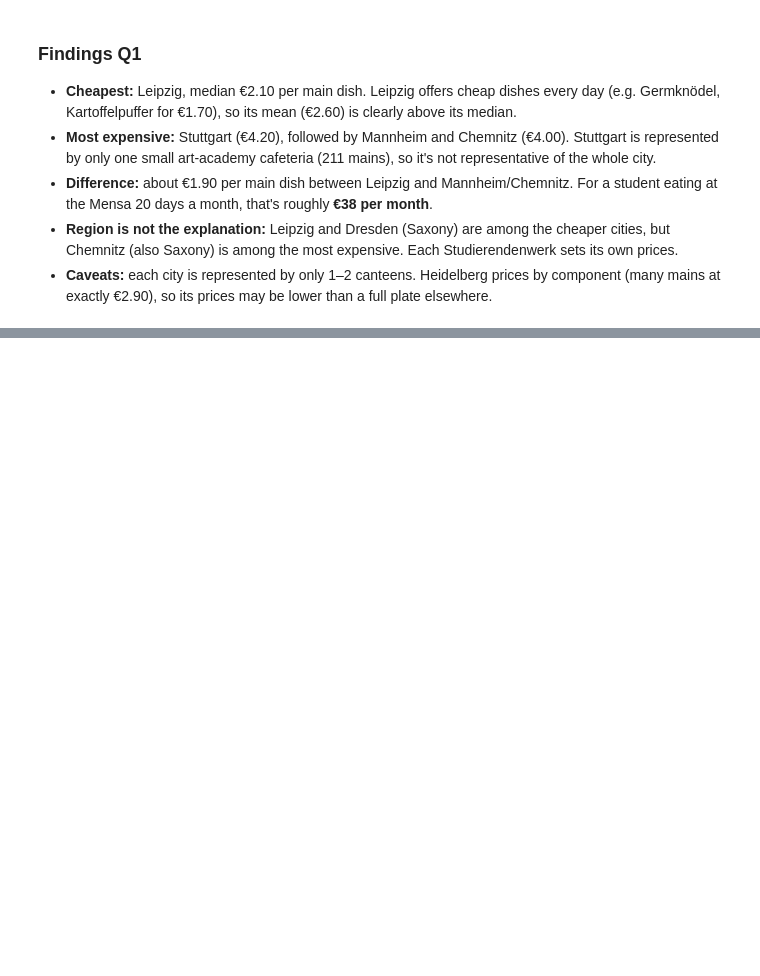
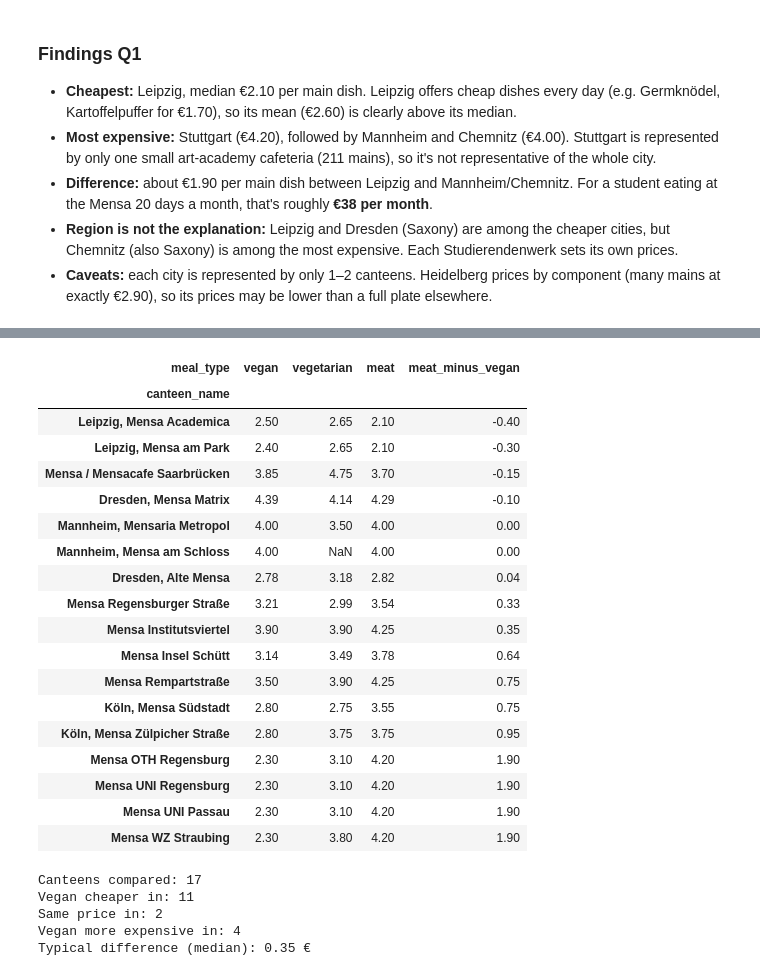
Before and after one commit to jasmeetkaurpelia/mensa-cost-of-living-analysis, a Jupyter notebook: notebooks/03_analysis.ipynb, the cells around one changed output, grey strips where cells are left out. Drawn from its saved outputs; the diff is of its cells as text; code cells hidden in the pictures; blank space fills up the shorter version.

```diff
--- a/notebooks/03_analysis.ipynb
+++ b/notebooks/03_analysis.ipynb
@@ -117,0 +162,41 @@ plt.show()
+# %%
+MIN_N = 30     # at least 30 vegan AND 30 meat main dishes
+
+enough = (counts["vegan"] >= MIN_N) & (counts["meat"] >= MIN_N)
+
+comp = medians.loc[enough, ["vegan", "vegetarian", "meat"]].round(2)
+comp["meat_minus_vegan"] = (comp["meat"] - comp["vegan"]).round(2)
+comp = comp.sort_values("meat_minus_vegan")
+comp
+# %% [output]
+| meal_type | vegan | vegetarian | meat | meat_minus_vegan |
+| canteen_name |  |  |  |  |
+| Leipzig, Mensa Academica | 2.50 | 2.65 | 2.10 | -0.40 |
+| Leipzig, Mensa am Park | 2.40 | 2.65 | 2.10 | -0.30 |
+| Mensa / Mensacafe Saarbrücken | 3.85 | 4.75 | 3.70 | -0.15 |
+| Dresden, Mensa Matrix | 4.39 | 4.14 | 4.29 | -0.10 |
+| Mannheim, Mensaria Metropol | 4.00 | 3.50 | 4.00 | 0.00 |
+| Mannheim, Mensa am Schloss | 4.00 | NaN | 4.00 | 0.00 |
+| Dresden, Alte Mensa | 2.78 | 3.18 | 2.82 | 0.04 |
+| Mensa Regensburger Straße | 3.21 | 2.99 | 3.54 | 0.33 |
+| Mensa Institutsviertel | 3.90 | 3.90 | 4.25 | 0.35 |
+| Mensa Insel Schütt | 3.14 | 3.49 | 3.78 | 0.64 |
+| Mensa Rempartstraße | 3.50 | 3.90 | 4.25 | 0.75 |
+| Köln, Mensa Südstadt | 2.80 | 2.75 | 3.55 | 0.75 |
+| Köln, Mensa Zülpicher Straße | 2.80 | 3.75 | 3.75 | 0.95 |
+| Mensa OTH Regensburg | 2.30 | 3.10 | 4.20 | 1.90 |
+| Mensa UNI Regensburg | 2.30 | 3.10 | 4.20 | 1.90 |
+| Mensa UNI Passau | 2.30 | 3.10 | 4.20 | 1.90 |
+| Mensa WZ Straubing | 2.30 | 3.80 | 4.20 | 1.90 |
+# %%
+print("Canteens compared:", len(comp))
+print("Vegan cheaper in:", (comp["meat_minus_vegan"] > 0).sum())
+print("Same price in:", (comp["meat_minus_vegan"] == 0).sum())
+print("Vegan more expensive in:", (comp["meat_minus_vegan"] < 0).sum())
+print("Typical difference (median):", comp["meat_minus_vegan"].median(), "€")
+# %% [output]
+Canteens compared: 17
+Vegan cheaper in: 11
+Same price in: 2
+Vegan more expensive in: 4
+Typical difference (median): 0.35 €
```
Also changed, not shown: parts of 5 cells of this notebook, 1 other file.
